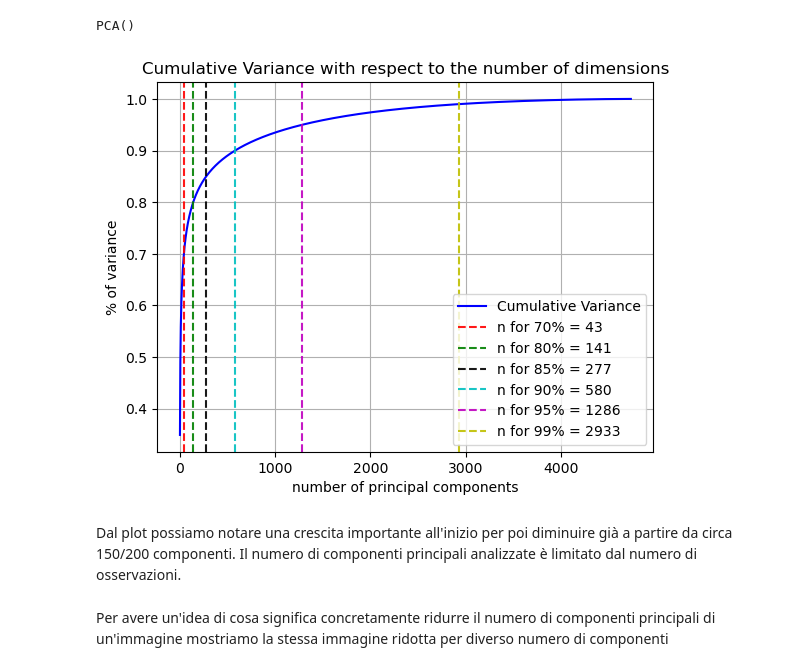
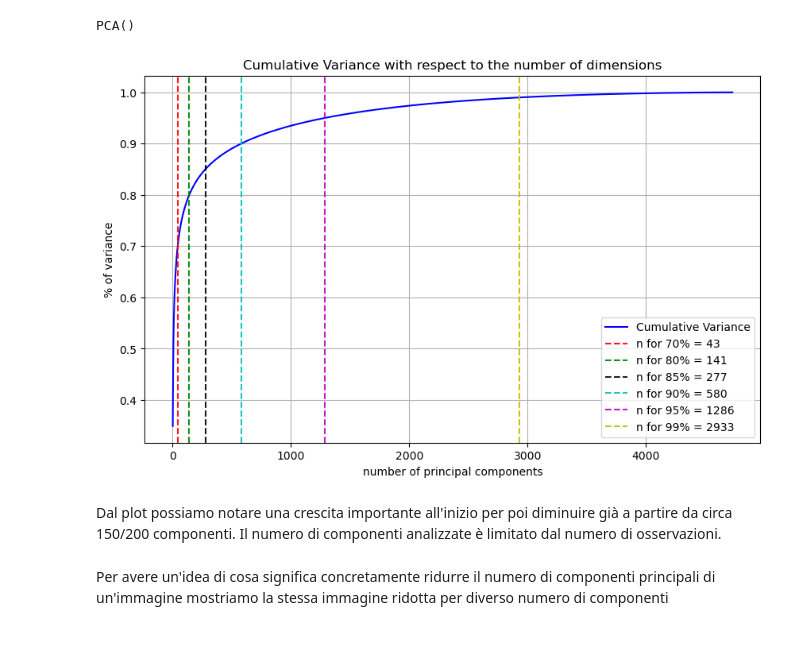
Before and after one commit to lorenzoesposito2/ML_exam, a Jupyter notebook: exam_notebook.ipynb, the cells around one changed output. Cells and saved outputs as stored; diff of their text form; code cells hidden in the pictures; blank space fills up the shorter version.

```diff
--- a/exam_notebook.ipynb
+++ b/exam_notebook.ipynb
@@ -177,36 +177,37 @@ var_80 = np.argmax(cumsum >= 0.80) + 1
 var_85 = np.argmax(cumsum >= 0.85) + 1
 var_90 = np.argmax(cumsum >= 0.90) + 1
 var_95 = np.argmax(cumsum >= 0.95) + 1
 var_99 = np.argmax(cumsum >= 0.99) + 1
 
 data_var = [
     ["70%", var_70],
     ["80%", var_80],
     ["85%", var_85],
     ["90%", var_90],
     ["95%", var_95],
     ["99%", var_99],
 ]
 
 # plot the cumulative variance
 colors = ['r', 'g', 'k', 'c', 'm', 'y']
+plt.figure(figsize=(10, 6))
 plt.title('Cumulative Variance with respect to the number of dimensions')
 plt.plot(range(1, len(cumsum) + 1),cumsum, color = 'b', label='Cumulative Variance')
 plt.axvline(x=var_70, ls='--', alpha = 0.9, color=colors[0], label='n for 70% = ' + str(var_70))
 plt.axvline(x=var_80, ls='--', alpha = 0.9, color=colors[1], label='n for 80% = ' + str(var_80))
 plt.axvline(x=var_85, ls='--', alpha = 0.9, color=colors[2], label='n for 85% = ' + str(var_85))
 plt.axvline(x=var_90, ls='--', alpha = 0.9, color=colors[3], label='n for 90% = ' + str(var_90))
 plt.axvline(x=var_95, ls='--', alpha = 0.9, color=colors[4], label='n for 95% = ' + str(var_95))
 plt.axvline(x=var_99, ls='--', alpha = 0.9, color=colors[5], label='n for 99% = ' + str(var_99))
 plt.ylabel('% of variance')
 plt.xlabel('number of principal components')
 plt.legend(loc=4)
 plt.grid()
 plt.show()
 # %% [output]
-[figure, old version]
+[figure, new version]
 # %% [markdown]
-Dal plot possiamo notare una crescita importante all'inizio per poi diminuire già a partire da circa 150/200 componenti. Il numero di componenti principali analizzate è limitato dal numero di osservazioni.
+Dal plot possiamo notare una crescita importante all'inizio per poi diminuire già a partire da circa 150/200 componenti. Il numero di componenti analizzate è limitato dal numero di osservazioni.
 # %% [markdown]
 Per avere un'idea di cosa significa concretamente ridurre il numero di componenti principali di un'immagine mostriamo la stessa immagine ridotta per diverso numero di componenti
 # %% [markdown]
```
Also changed, not shown: parts of 6 cells of this notebook.
